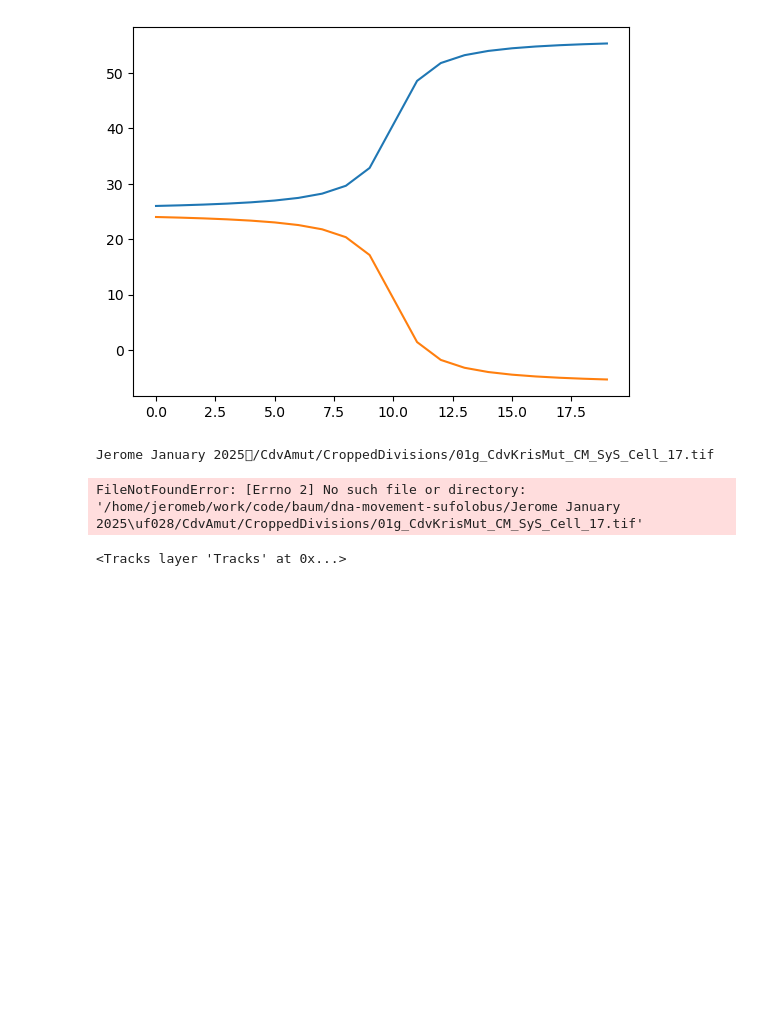
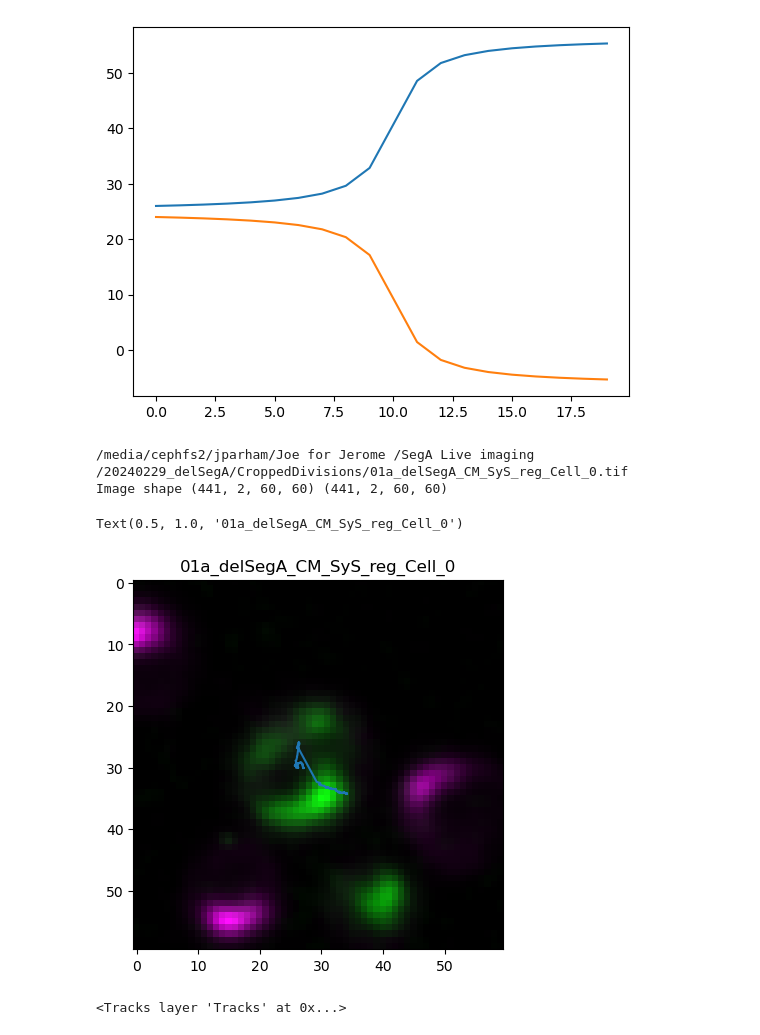
Before and after one commit to jboulanger/dna-movement-sufolobus, a Jupyter notebook: Test.ipynb, the cells around one changed output. Drawn from its saved outputs; the diff is of its cells as text; code cells hidden in the pictures; blank space fills up the shorter version.

```diff
--- a/Test.ipynb
+++ b/Test.ipynb
@@ -18,27 +18,30 @@ img[p1]
 # %%
 from pathlib import Path
 import tifffile
 import dnasufo as mq
 import pandas as pd
 import numpy as np
 import matplotlib.pyplot as plt
 
 # list files from the src folder
 root = Path('/media/cephfs2/jparham/')
-dst = Path('/media/cephfs2/jeromeb/userdata/Baum_group/jparham/Analysis9/')
+dst = Path('/media/cephfs2/jeromeb/userdata/Baum_group/jparham/Analysis7/')
 filelist = pd.read_csv(dst/'filelist.csv')
+filelist = filelist.replace(u"\uf028"," ")
 
 #
-index = 139
+index = 0
 filename = filelist['path'].iloc[index]
 print(filename)
 pimg, cell_lbl, cell_trj, cell_flow, dna_lbl, dna_trj, dna_flow = mq.process(filename)
 plt.imshow(mq.uv2rgb(pimg[0]))
 plt.plot(cell_trj['centroid-1'], cell_trj['centroid-0'])
 plt.title(Path(filename).stem)
 # %% [output]
-Jerome January 2025/CdvAmut/CroppedDivisions/01g_CdvKrisMut_CM_SyS_Cell_17.tif
+/media/cephfs2/jparham/Joe for Jerome /SegA Live imaging /20240229_delSegA/CroppedDivisions/01a_delSegA_CM_SyS_reg_Cell_0.tif
+Image shape (441, 2, 60, 60) (441, 2, 60, 60)
-FileNotFoundError: [Errno 2] No such file or directory: '/home/jeromeb/work/code/baum/dna-movement-sufolobus/Jerome January 2025\uf028/CdvAmut/CroppedDivisions/01g_CdvKrisMut_CM_SyS_Cell_17.tif'
+Text(0.5, 1.0, '01a_delSegA_CM_SyS_reg_Cell_0')
+[figure, added]
 # %%
 import napari
 v = napari.view_image(pimg,channel_axis=1)
```
Also changed, not shown: parts of 1 cell of this notebook, 2 other files.
